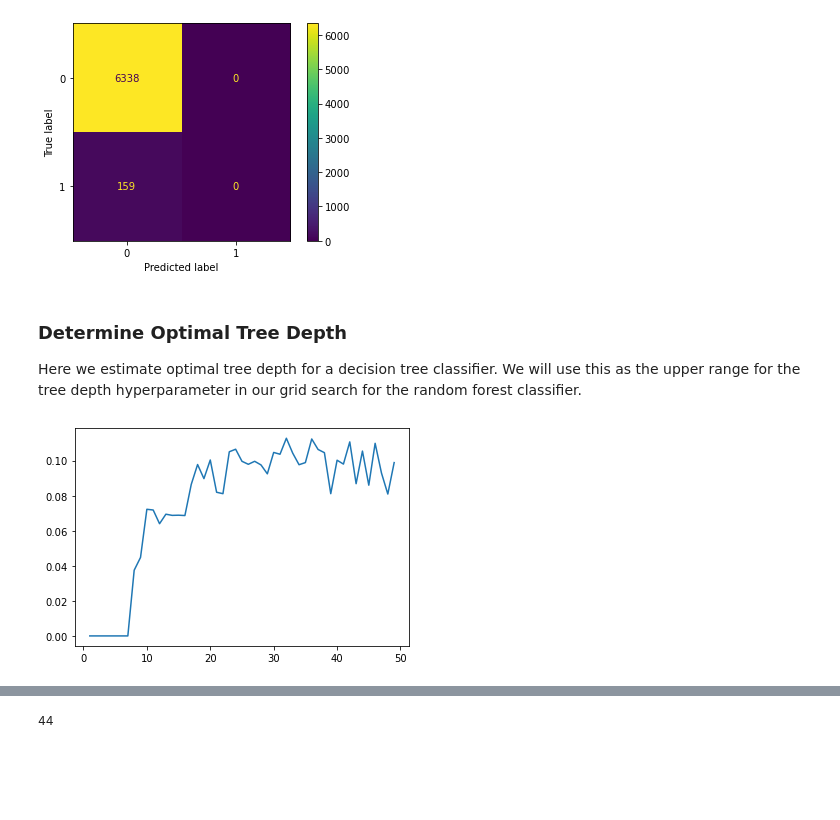
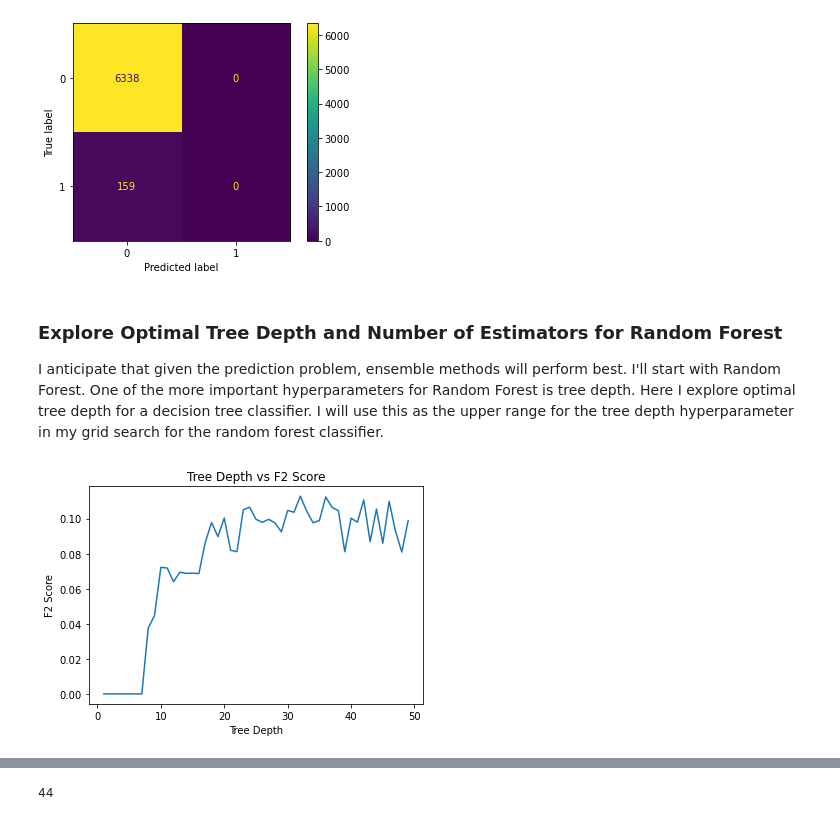
Before and after one commit to allankapoor/wildfire_prediction, a Jupyter notebook: Capstone2_Modeling.ipynb, the cells around one changed output, grey strips where cells are left out. Saved outputs shown, nothing was run; the diff lists cells and outputs as text; code cells hidden in the pictures; blank space fills up the shorter version.

```diff
--- a/Capstone2_Modeling.ipynb
+++ b/Capstone2_Modeling.ipynb
@@ -207,9 +176,9 @@ Recall score: 0.0
 Recall score: 0.0
 [figure]
 # %% [markdown]
-### Determine Optimal Tree Depth
+### Explore Optimal Tree Depth and Number of Estimators for Random Forest
 
-Here we estimate optimal tree depth for a decision tree classifier. We will use this as the upper range for the tree depth hyperparameter in our grid search for the random forest classifier.
+I anticipate that given the prediction problem, ensemble methods will perform best. I'll start with Random Forest. One of the more important hyperparameters for Random Forest is tree depth. Here I explore optimal tree depth for a decision tree classifier. I will use this as the upper range for the tree depth hyperparameter in my grid search for the random forest classifier.
 # %%
 from sklearn.tree import DecisionTreeClassifier
 
@@ -246,6 +218,9 @@ for i in depth_range:
     accuracy_scores.append(accuracy)
-# %%
-sns.lineplot(x=depth_range, y=fb_scores);
-# %% [output]
-[figure, removed]
+# %%
+sns.lineplot(x=depth_range, y=fb_scores)
+plt.xlabel('Tree Depth')
+plt.ylabel('F2 Score')
+plt.title('Tree Depth vs F2 Score');
+# %% [output]
+[figure, added]
 # %% [markdown]
```
Also changed, not shown: parts of 59 cells of this notebook.
